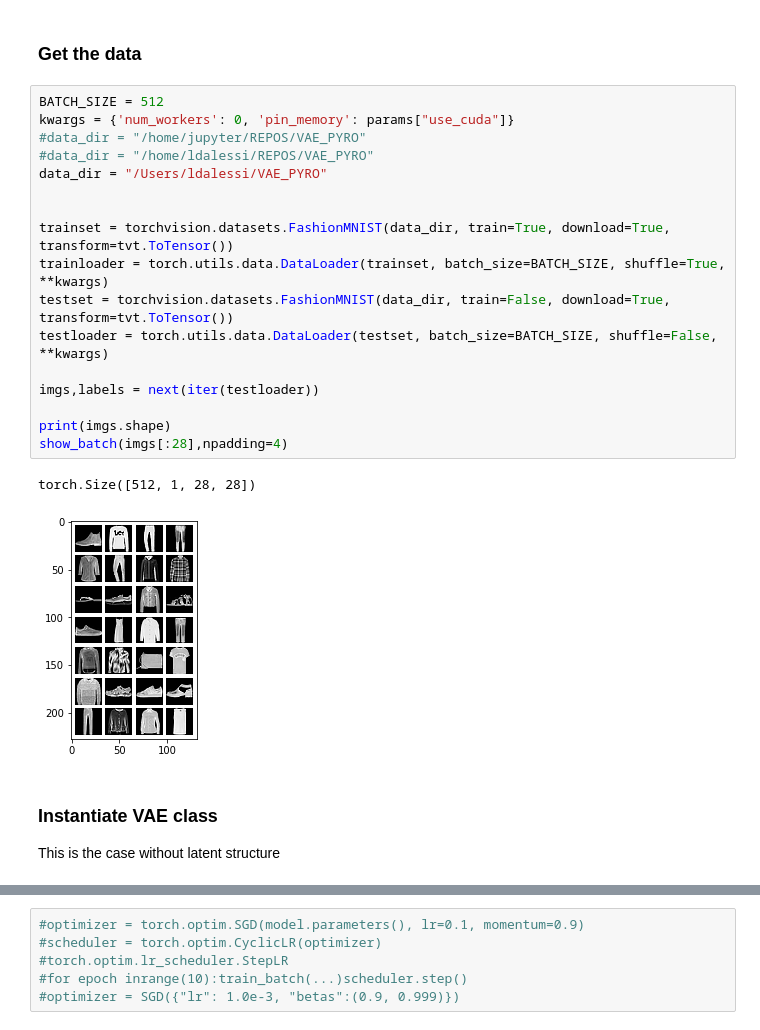
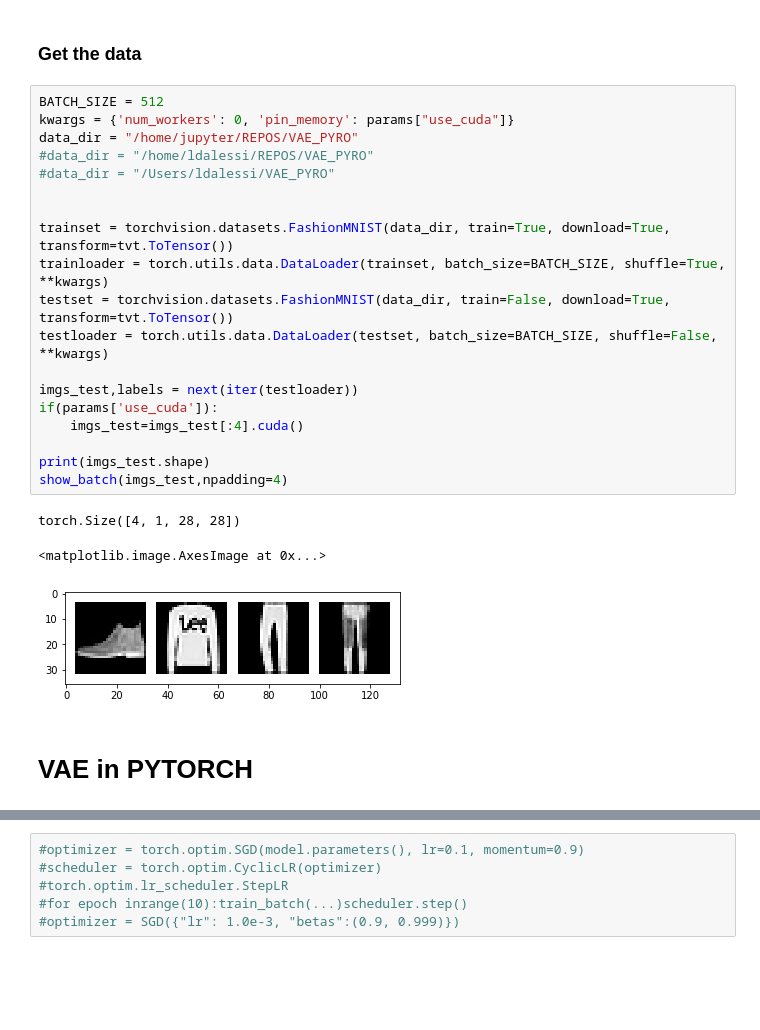
Before and after one commit to dalessioluca/VAE_PYRO, a Jupyter notebook: MAIN.ipynb, the cells around one changed output, grey strips where cells are left out. Saved outputs shown, nothing was run; the diff lists cells and outputs as text; blank space fills up the shorter version.

```diff
--- a/MAIN.ipynb
+++ b/MAIN.ipynb
@@ -32,26 +33,28 @@ print(params)
 # %%
 BATCH_SIZE = 512
 kwargs = {'num_workers': 0, 'pin_memory': params["use_cuda"]}
-#data_dir = "/home/jupyter/REPOS/VAE_PYRO"
+data_dir = "/home/jupyter/REPOS/VAE_PYRO"
 #data_dir = "/home/ldalessi/REPOS/VAE_PYRO"
-data_dir = "/Users/ldalessi/VAE_PYRO"
+#data_dir = "/Users/ldalessi/VAE_PYRO"
 
 
 trainset = torchvision.datasets.FashionMNIST(data_dir, train=True, download=True, transform=tvt.ToTensor())
 trainloader = torch.utils.data.DataLoader(trainset, batch_size=BATCH_SIZE, shuffle=True, **kwargs)
 testset = torchvision.datasets.FashionMNIST(data_dir, train=False, download=True, transform=tvt.ToTensor())
 testloader = torch.utils.data.DataLoader(testset, batch_size=BATCH_SIZE, shuffle=False, **kwargs)
 
-imgs,labels = next(iter(testloader))
+imgs_test,labels = next(iter(testloader))
+if(params['use_cuda']):
+    imgs_test=imgs_test[:4].cuda()
 
-print(imgs.shape)
-show_batch(imgs[:28],npadding=4)
+print(imgs_test.shape)
+show_batch(imgs_test,npadding=4)
 # %% [output]
-torch.Size([512, 1, 28, 28])
+torch.Size([4, 1, 28, 28])
+<matplotlib.image.AxesImage at 0x...>
-[figure, old version]
+[figure, new version]
-# %% [markdown]
-### Instantiate VAE class
-This is the case without latent structure
+# %% [markdown]
+# VAE in PYTORCH
 # %%
 from encoder_decoder import *
 from vae import *
```
Also changed, not shown: parts of 28 cells of this notebook, 5 other files.
